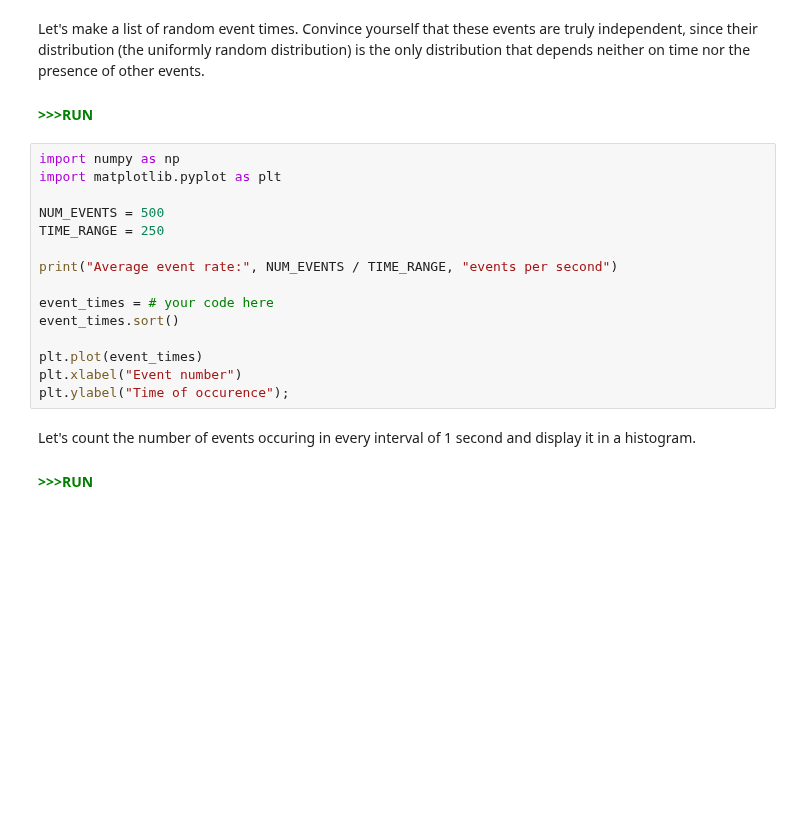
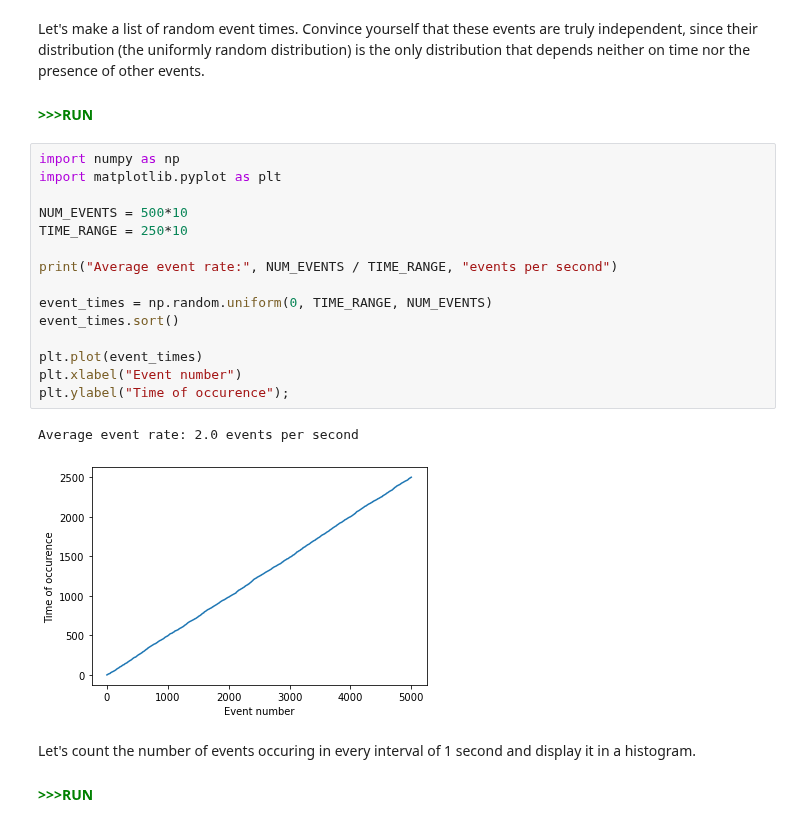
Before and after one commit to MIT-8s50/course, a Jupyter notebook: Recitation1/Recitation_01_learner.ipynb, the cells around one changed output. Saved outputs shown, nothing was run; the diff lists cells and outputs as text; blank space fills up the shorter version.

```diff
--- a/Recitation1/Recitation_01_learner.ipynb
+++ b/Recitation1/Recitation_01_learner.ipynb
@@ -452,18 +469,21 @@ plt.ylabel("Time of occurence");
 # %%
 import numpy as np
 import matplotlib.pyplot as plt
 
-NUM_EVENTS = 500
-TIME_RANGE = 250
+NUM_EVENTS = 500*10
+TIME_RANGE = 250*10
 
 print("Average event rate:", NUM_EVENTS / TIME_RANGE, "events per second")
 
-event_times = # your code here
+event_times = np.random.uniform(0, TIME_RANGE, NUM_EVENTS)
 event_times.sort()
 
 plt.plot(event_times)
 plt.xlabel("Event number")
 plt.ylabel("Time of occurence");
+# %% [output]
+Average event rate: 2.0 events per second
+[figure, added]
 # %% [markdown]
 
 <!--start-block-->
```
Also changed, not shown: parts of 13 cells of this notebook, 8 other files.
